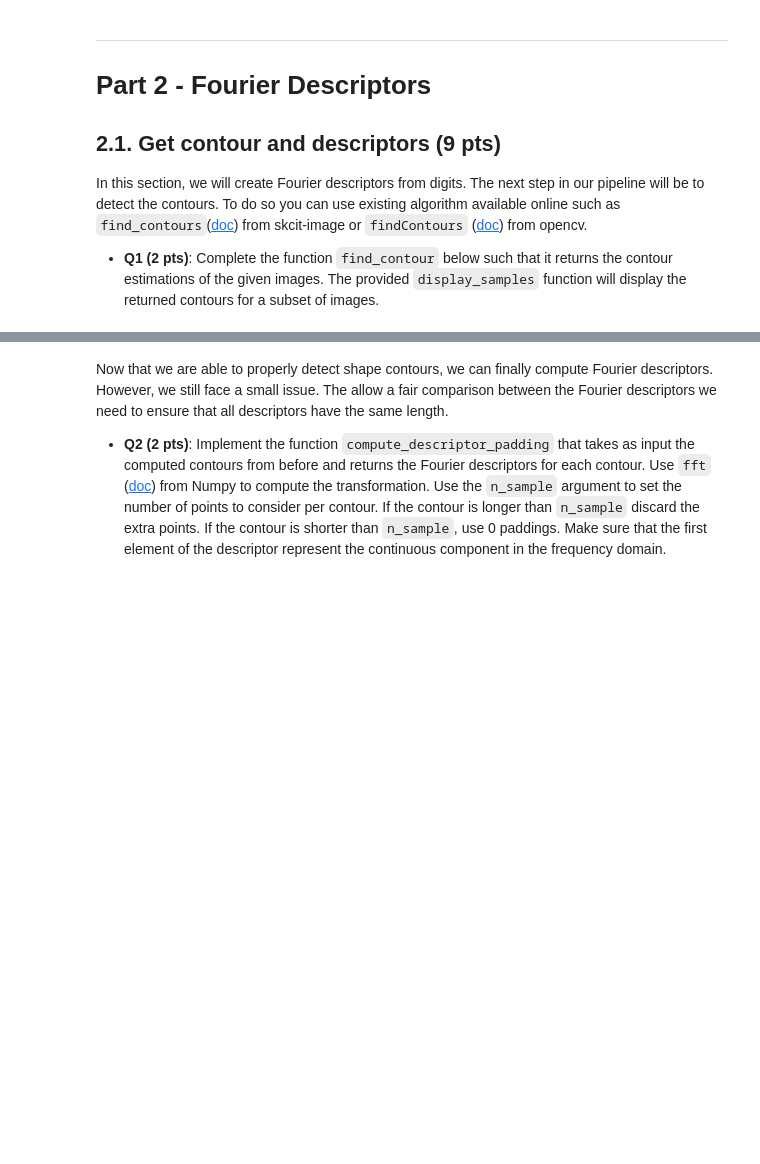
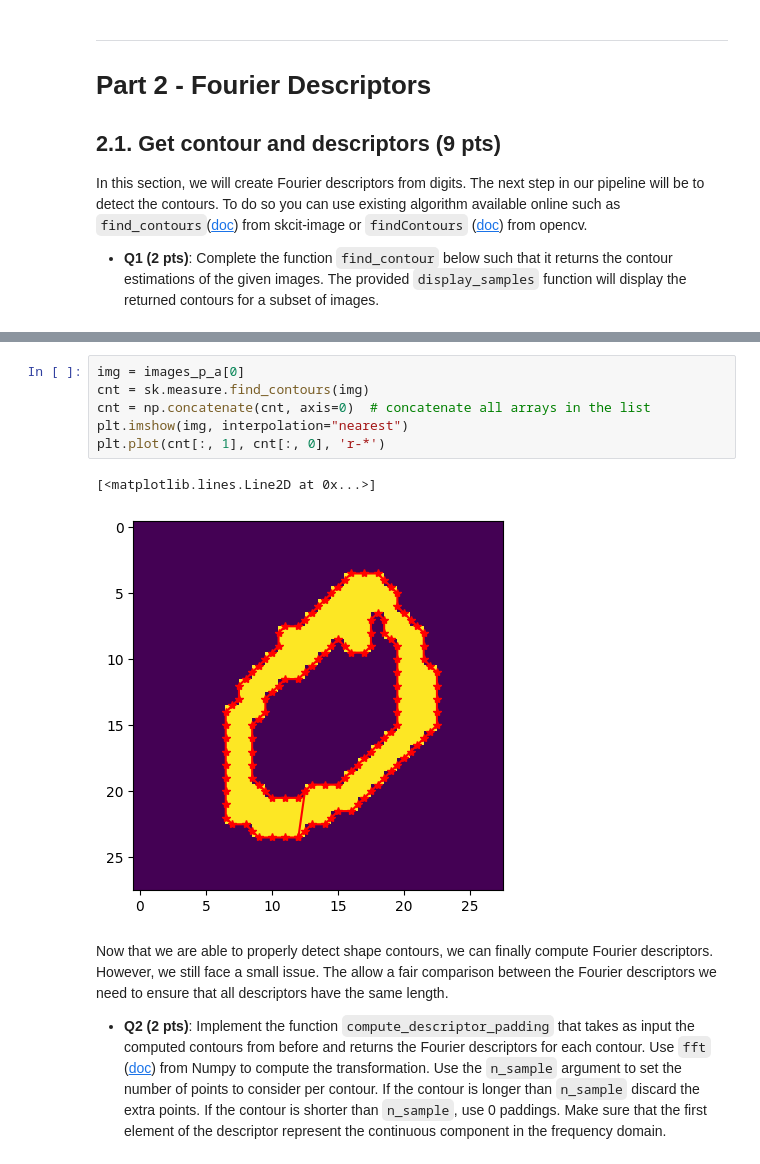
Before and after one commit to roduit/EE-451-IAPR, a Jupyter notebook: labs/lab_02_325140_329487.ipynb, the cells around one changed output, grey strips where cells are left out. Drawn from its saved outputs; the diff is of its cells as text; blank space fills up the shorter version.

```diff
--- a/labs/lab_02_325140_329487.ipynb
+++ b/labs/lab_02_325140_329487.ipynb
@@ -273,3 +316,12 @@ display_samples(
+# %%
+img = images_p_a[0]
+cnt = sk.measure.find_contours(img)
+cnt = np.concatenate(cnt, axis=0)  # concatenate all arrays in the list
+plt.imshow(img, interpolation="nearest")
+plt.plot(cnt[:, 1], cnt[:, 0], 'r-*')
+# %% [output]
+[<matplotlib.lines.Line2D at 0x...>]
+[figure, added]
 # %% [markdown]
 
 Now that we are able to properly detect shape contours, we can finally compute Fourier descriptors. However, we still face a small issue. The allow a fair comparison between the Fourier descriptors we need to ensure that all descriptors have the same length.
```
Also changed, not shown: parts of 11 cells of this notebook.
